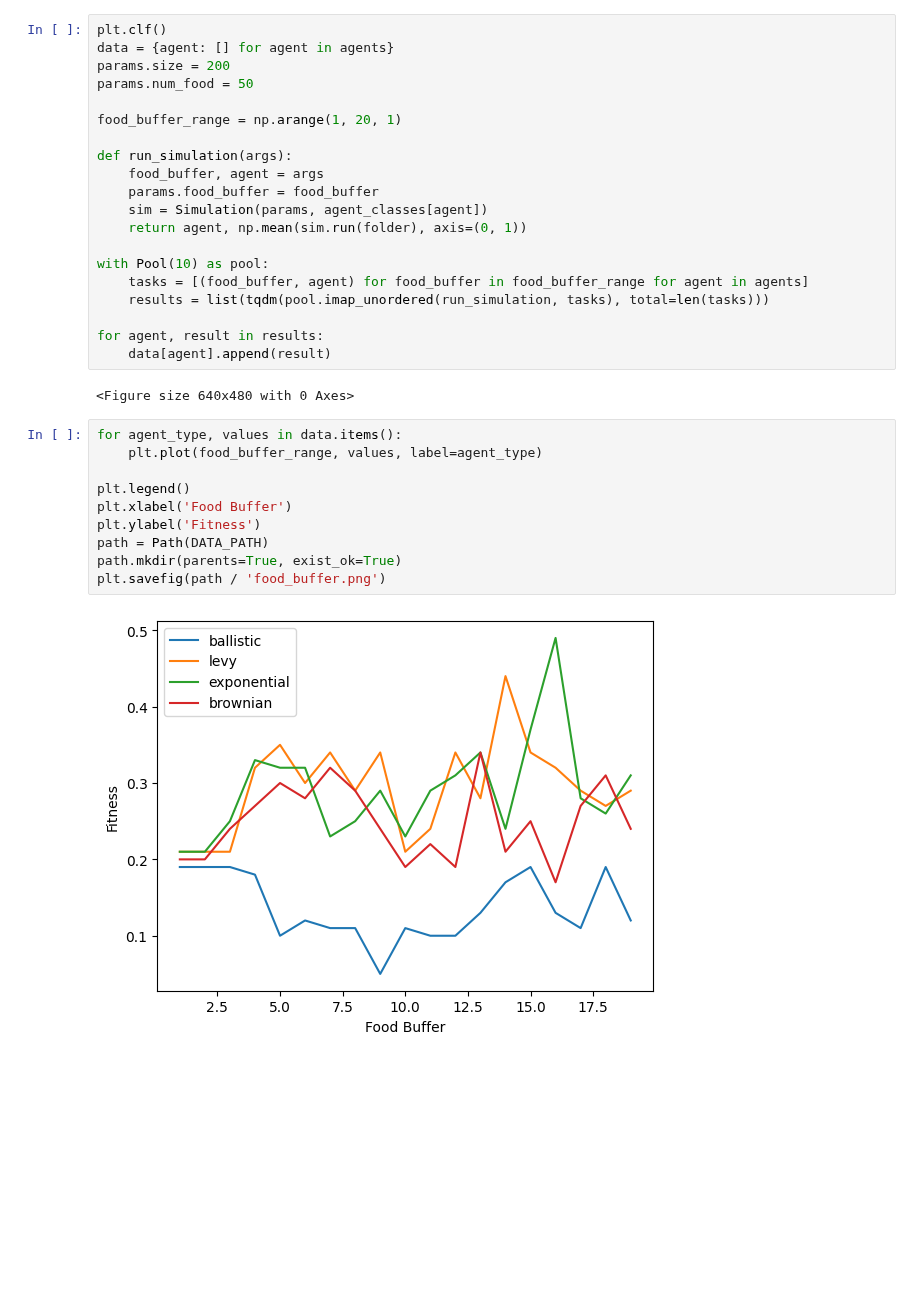
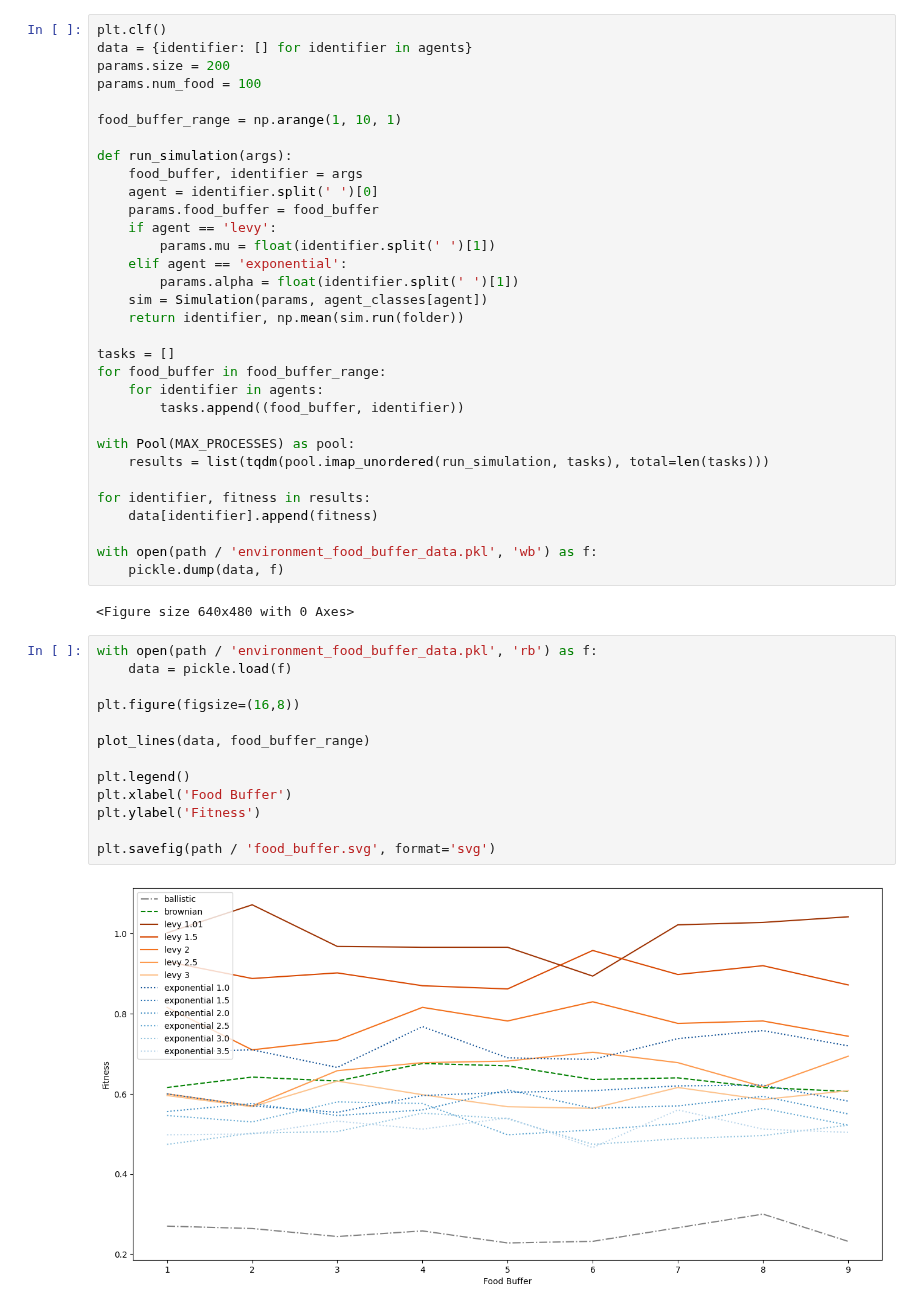
Before and after one commit to winlew/levy-agent-simulation, a Jupyter notebook: studies/exploration.ipynb, the cells around one changed output. Drawn from its saved outputs; the diff is of its cells as text; blank space fills up the shorter version.

```diff
--- a/studies/exploration.ipynb
+++ b/studies/exploration.ipynb
@@ -102,35 +178,50 @@ plt.savefig(path / 'number_of_food_particles.png')
 # 3. Food Buffer Size
 # %%
 plt.clf()
-data = {agent: [] for agent in agents}
+data = {identifier: [] for identifier in agents}
 params.size = 200
-params.num_food = 50
+params.num_food = 100
 
-food_buffer_range = np.arange(1, 20, 1)
+food_buffer_range = np.arange(1, 10, 1)
 
 def run_simulation(args):
-    food_buffer, agent = args
+    food_buffer, identifier = args
+    agent = identifier.split(' ')[0]
     params.food_buffer = food_buffer
+    if agent == 'levy':
+        params.mu = float(identifier.split(' ')[1])
+    elif agent == 'exponential':
+        params.alpha = float(identifier.split(' ')[1])
     sim = Simulation(params, agent_classes[agent])
-    return agent, np.mean(sim.run(folder), axis=(0, 1))
+    return identifier, np.mean(sim.run(folder))
 
-with Pool(10) as pool:
-    tasks = [(food_buffer, agent) for food_buffer in food_buffer_range for agent in agents]
+tasks = []
+for food_buffer in food_buffer_range:
+    for identifier in agents:
+        tasks.append((food_buffer, identifier))
+
+with Pool(MAX_PROCESSES) as pool:
     results = list(tqdm(pool.imap_unordered(run_simulation, tasks), total=len(tasks)))
 
-for agent, result in results:
-    data[agent].append(result)
+for identifier, fitness in results:
+    data[identifier].append(fitness)
+
+with open(path / 'environment_food_buffer_data.pkl', 'wb') as f:
+    pickle.dump(data, f)
 # %% [output]
 <Figure size 640x480 with 0 Axes>
 # %%
-for agent_type, values in data.items():
-    plt.plot(food_buffer_range, values, label=agent_type)
+with open(path / 'environment_food_buffer_data.pkl', 'rb') as f:
+    data = pickle.load(f)
+
+plt.figure(figsize=(16,8))
+
+plot_lines(data, food_buffer_range)
 
 plt.legend()
 plt.xlabel('Food Buffer')
 plt.ylabel('Fitness')
-path = Path(DATA_PATH)
-path.mkdir(parents=True, exist_ok=True)
-plt.savefig(path / 'food_buffer.png')
+
+plt.savefig(path / 'food_buffer.svg', format='svg')
 # %% [output]
-[figure, old version]
+[figure, new version]
```
Also changed, not shown: parts of 7 cells of this notebook, 1 other file.
